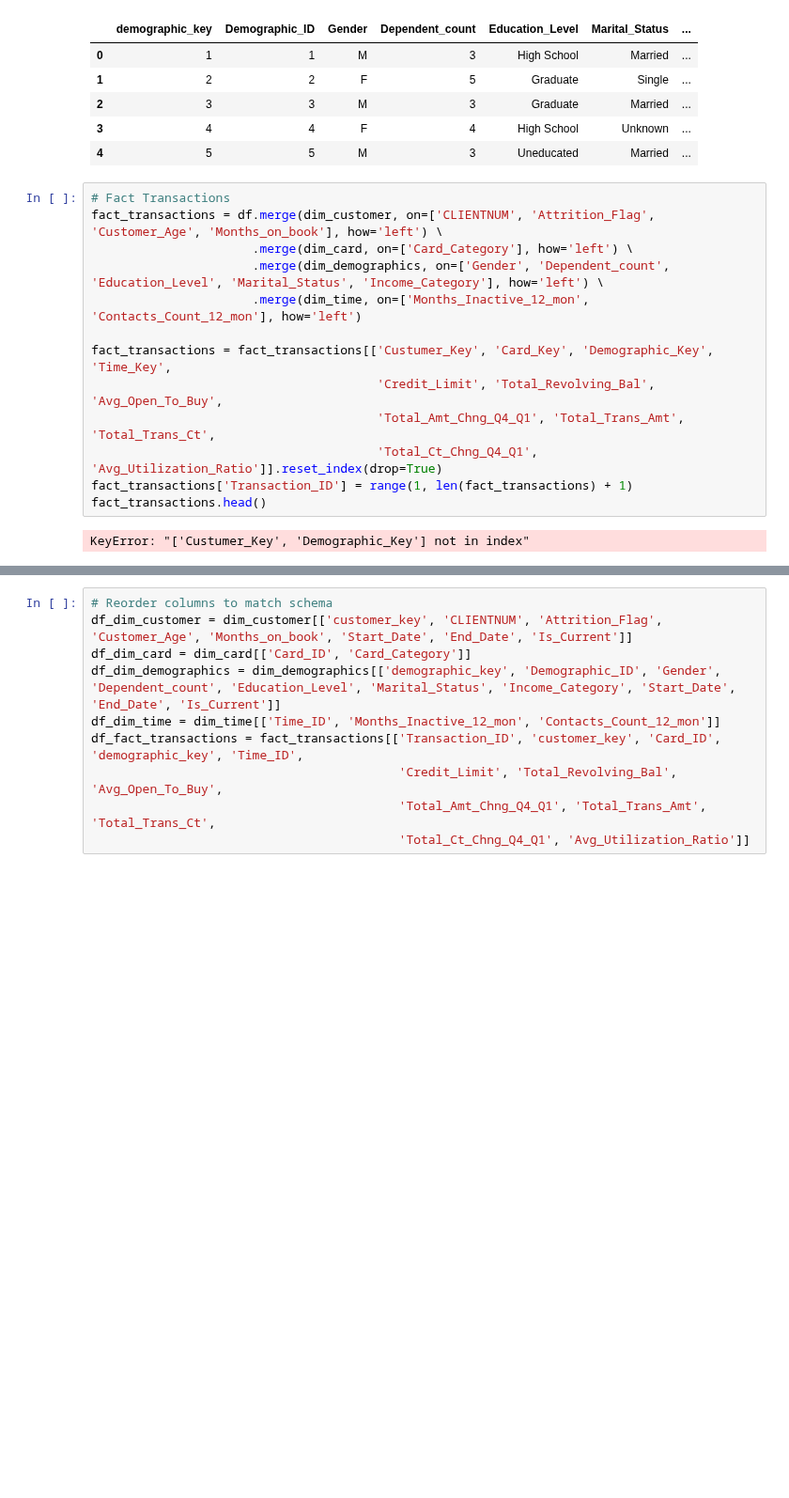
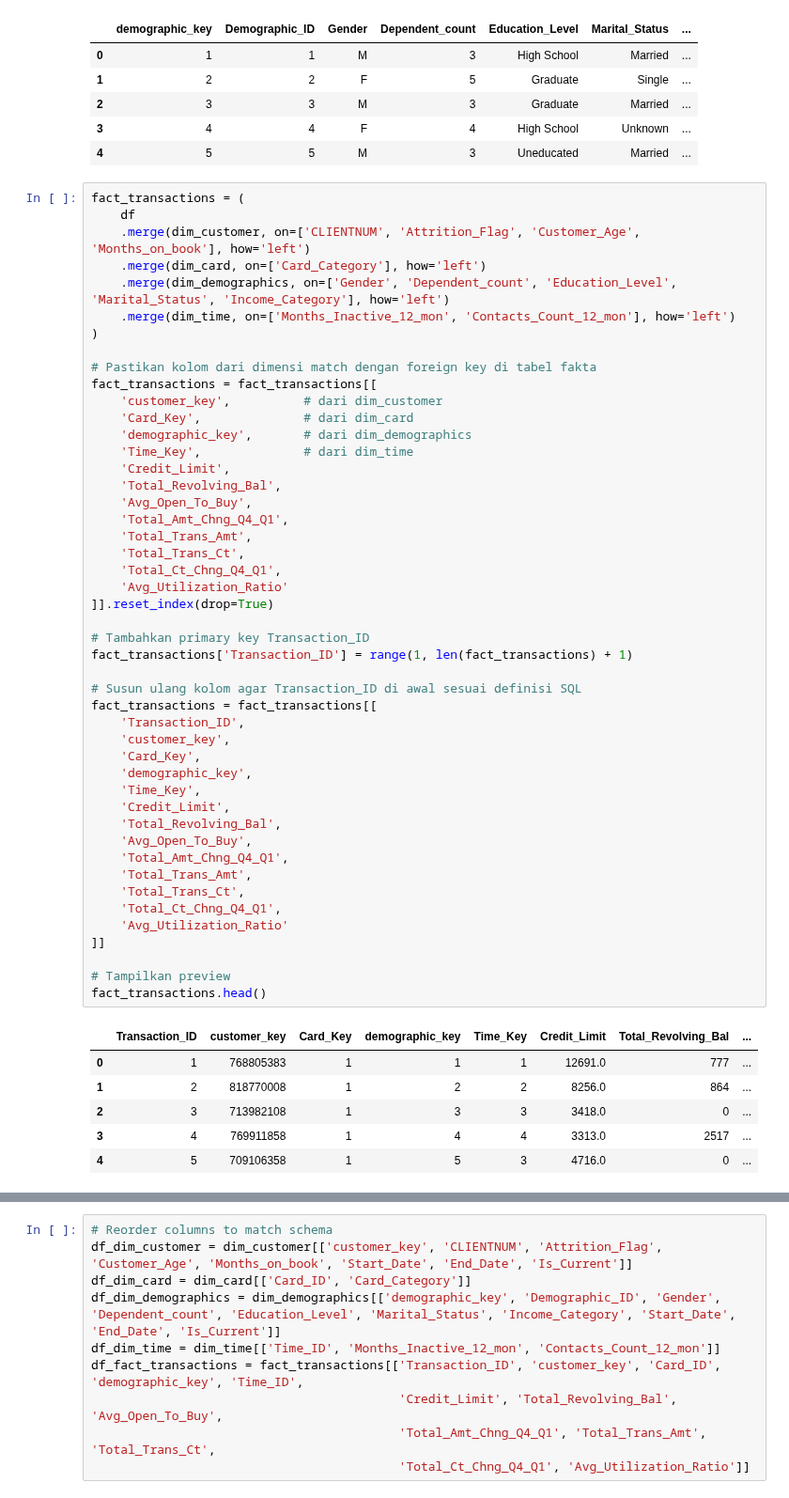
Before and after one commit to otherlife-code/DWIB_Final-Project, a Jupyter notebook: Project Based Milestone 1/Milestone_1.ipynb, the cells around one changed output, grey strips where cells are left out. Shown at 94% size. Drawn from its saved outputs; the diff is of its cells as text; blank space fills up the shorter version.

```diff
--- a/Project Based Milestone 1/Milestone_1.ipynb
+++ b/Project Based Milestone 1/Milestone_1.ipynb
@@ -538,17 +538,56 @@ dim_demographics.head()
 | 3 | 4 | 4 | F | 4 | High School | Unknown | ... |
 | 4 | 5 | 5 | M | 3 | Uneducated | Married | ... |
 # %%
-# Fact Transactions
-fact_transactions = df.merge(dim_customer, on=['CLIENTNUM', 'Attrition_Flag', 'Customer_Age', 'Months_on_book'], how='left') \
-                      .merge(dim_card, on=['Card_Category'], how='left') \
-                      .merge(dim_demographics, on=['Gender', 'Dependent_count', 'Education_Level', 'Marital_Status', 'Income_Category'], how='left') \
-                      .merge(dim_time, on=['Months_Inactive_12_mon', 'Contacts_Count_12_mon'], how='left')
+fact_transactions = (
+    df
+    .merge(dim_customer, on=['CLIENTNUM', 'Attrition_Flag', 'Customer_Age', 'Months_on_book'], how='left')
+    .merge(dim_card, on=['Card_Category'], how='left')
+    .merge(dim_demographics, on=['Gender', 'Dependent_count', 'Education_Level', 'Marital_Status', 'Income_Category'], how='left')
+    .merge(dim_time, on=['Months_Inactive_12_mon', 'Contacts_Count_12_mon'], how='left')
+)
 
-fact_transactions = fact_transactions[['Custumer_Key', 'Card_Key', 'Demographic_Key', 'Time_Key',
-                                       'Credit_Limit', 'Total_Revolving_Bal', 'Avg_Open_To_Buy',
-                                       'Total_Amt_Chng_Q4_Q1', 'Total_Trans_Amt', 'Total_Trans_Ct',
-                                       'Total_Ct_Chng_Q4_Q1', 'Avg_Utilization_Ratio']].reset_index(drop=True)
+# Pastikan kolom dari dimensi match dengan foreign key di tabel fakta
+fact_transactions = fact_transactions[[
+    'customer_key',          # dari dim_customer
+    'Card_Key',              # dari dim_card
+    'demographic_key',       # dari dim_demographics
+    'Time_Key',              # dari dim_time
+    'Credit_Limit',
+    'Total_Revolving_Bal',
+    'Avg_Open_To_Buy',
+    'Total_Amt_Chng_Q4_Q1',
+    'Total_Trans_Amt',
+    'Total_Trans_Ct',
+    'Total_Ct_Chng_Q4_Q1',
+    'Avg_Utilization_Ratio'
+]].reset_index(drop=True)
+
+# Tambahkan primary key Transaction_ID
 fact_transactions['Transaction_ID'] = range(1, len(fact_transactions) + 1)
+
+# Susun ulang kolom agar Transaction_ID di awal sesuai definisi SQL
+fact_transactions = fact_transactions[[
+    'Transaction_ID',
+    'customer_key',
+    'Card_Key',
+    'demographic_key',
+    'Time_Key',
+    'Credit_Limit',
+    'Total_Revolving_Bal',
+    'Avg_Open_To_Buy',
+    'Total_Amt_Chng_Q4_Q1',
+    'Total_Trans_Amt',
+    'Total_Trans_Ct',
+    'Total_Ct_Chng_Q4_Q1',
+    'Avg_Utilization_Ratio'
+]]
+
+# Tampilkan preview
 fact_transactions.head()
 # %% [output]
-KeyError: "['Custumer_Key', 'Demographic_Key'] not in index"
+|  | Transaction_ID | customer_key | Card_Key | demographic_key | Time_Key | Credit_Limit | Total_Revolving_Bal | ... |
+| 0 | 1 | 768805383 | 1 | 1 | 1 | 12691.0 | 777 | ... |
+| 1 | 2 | 818770008 | 1 | 2 | 2 | 8256.0 | 864 | ... |
+| 2 | 3 | 713982108 | 1 | 3 | 3 | 3418.0 | 0 | ... |
+| 3 | 4 | 769911858 | 1 | 4 | 4 | 3313.0 | 2517 | ... |
+| 4 | 5 | 709106358 | 1 | 5 | 3 | 4716.0 | 0 | ... |
```
Also changed, not shown: parts of 2 cells of this notebook.
